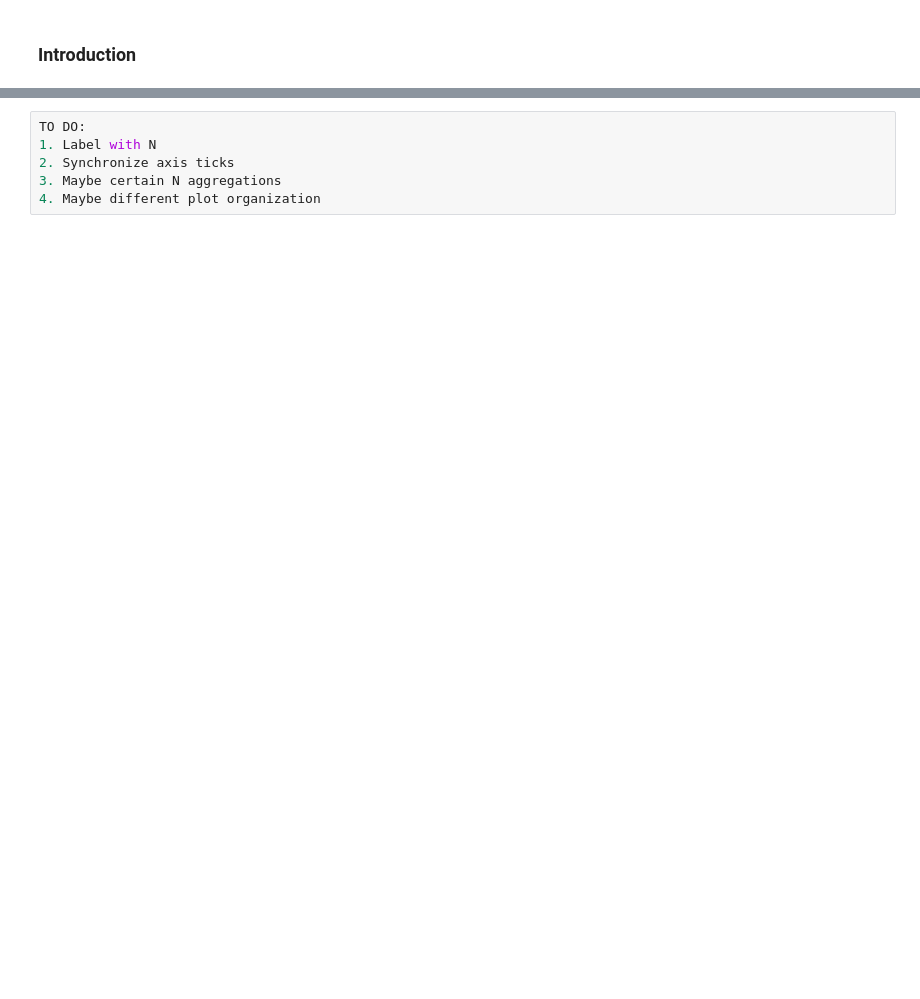
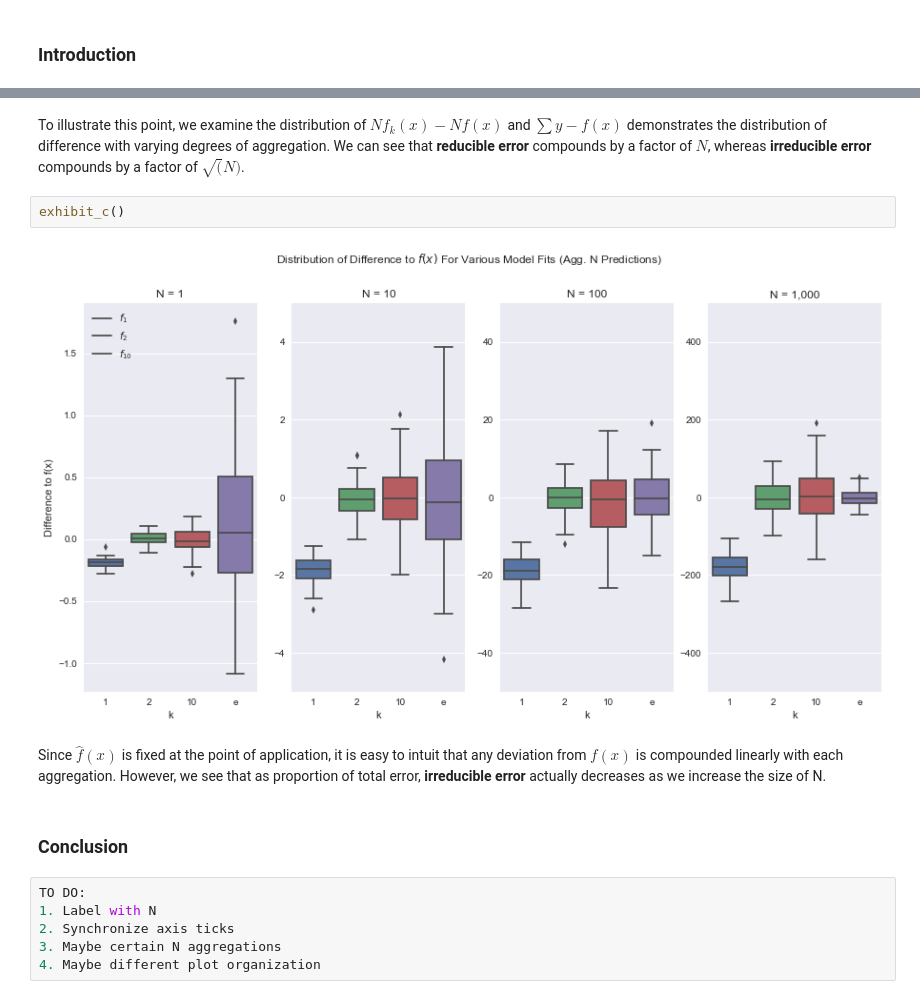
Before and after one commit to MatKMcC/blog_post, a Jupyter notebook: blog_proposal_final.ipynb, the cells around one changed output, grey strips where cells are left out. Cells and saved outputs as stored; diff of their text form; blank space fills up the shorter version.

```diff
--- a/blog_proposal_final.ipynb
+++ b/blog_proposal_final.ipynb
@@ -274,3 +292,13 @@ plt.show()
+# %% [markdown]
+To illustrate this point, we examine the distribution of $Nf_k(x) - Nf(x)$ and $\sum y - f(x)$ demonstrates the distribution of difference  with varying degrees of aggregation. We can see that **reducible error** compounds by a factor of $N$, whereas **irreducible error** compounds by a factor of $\sqrt(N)$.
+# %%
+exhibit_c()
+# %% [output]
+[figure, added]
+# %% [markdown]
+Since $\hat f(x)$ is fixed at the point of application, it is easy to intuit that any deviation from $f(x)$ is compounded linearly with each aggregation. However, we see that as proportion of total error, **irreducible error** actually decreases as we increase the size of N.
+# %% [markdown]
+### Conclusion
 # %%
 TO DO:
 1. Label with N
```
Also changed, not shown: parts of 12 cells of this notebook.
